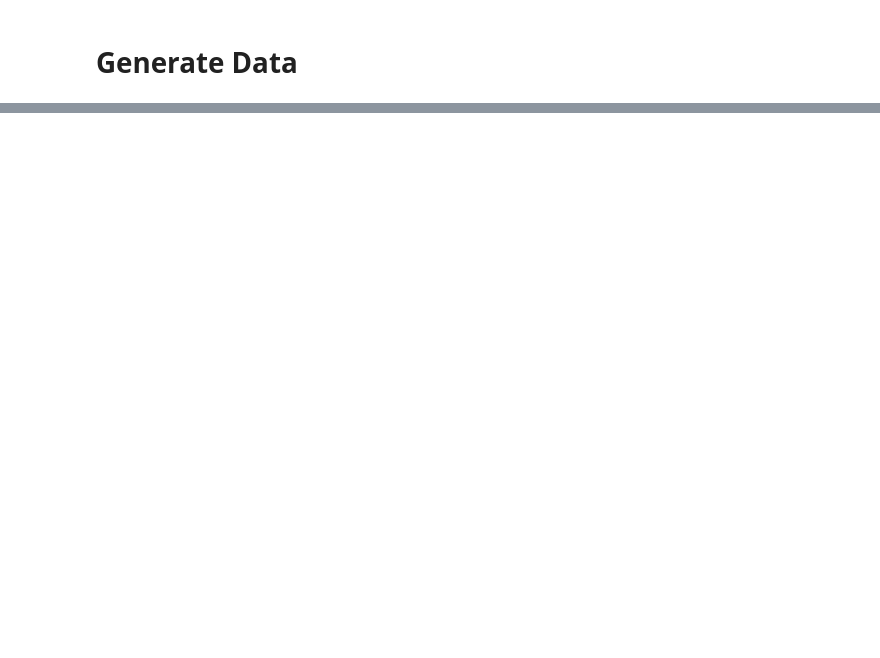
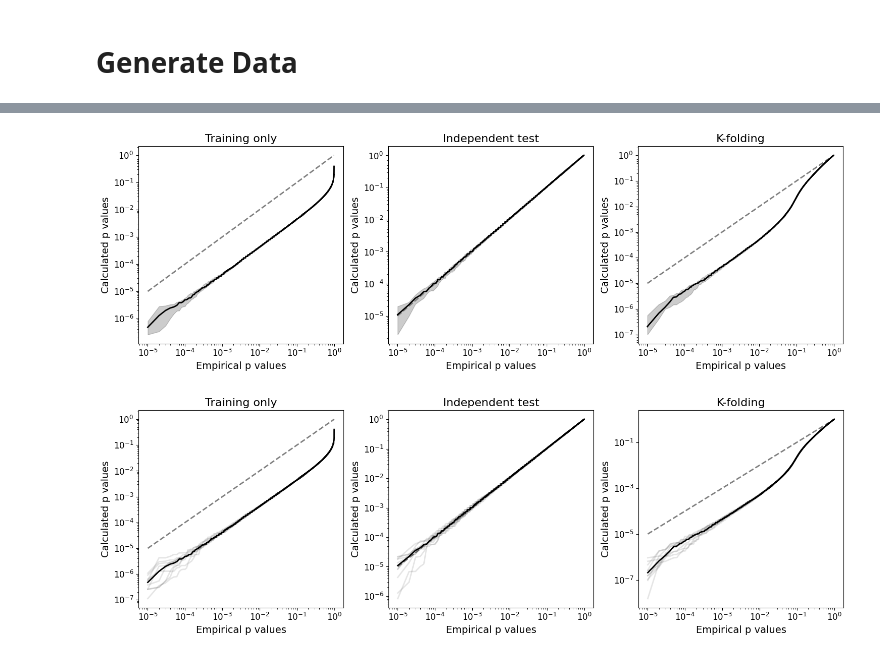
Before and after one commit to mariehein/look_everywhere_in_AD, a Jupyter notebook: cleaned_up/binned_signals.ipynb, the cells around one changed output, grey strips where cells are left out. Cells and saved outputs as stored; diff of their text form; code cells hidden in the pictures; blank space fills up the shorter version.

```diff
--- a/cleaned_up/binned_signals.ipynb
+++ b/cleaned_up/binned_signals.ipynb
@@ -386,0 +242,61 @@ fig.savefig("plots/binned_kfolds.pdf")
+# %%
+"""
+p_train = np.load(directory+"validation/p_train_10_tests.npy")
+p_test_half = np.load(directory+"validation/p_test_10_tests_half.npy")
+p_kfold = np.load(directory+"k_fold/addition_method_test.npy")
+
+p_train_uniform = np.load(directory+"validation/p_train_10_tests_uniform.npy")
+p_test_half_uniform = np.load(directory+"validation/p_test_10_tests_half_uniform.npy")
+p_kfold_uniform = np.load(directory+"k_fold/addition_method_test_uniform.npy")
+
+"""
+p_train = np.load(directory+"validation/p_train_10_tests_uniform_big.npy")
+p_test_half = np.load(directory+"validation/p_test_10_tests_half_uniform_big.npy")
+p_kfold = np.load(directory+"k_fold/addition_method_test_uniform_big.npy")
+# %%
+def plot_pvalues(ax, pvalues, counts, title, color="black", mean=False, errorband=True):
+    pvalues = np.sort([np.sort(pvalues[i]) for i in range(10)])
+    ax[0].plot(counts, np.median(pvalues, axis=0), color=color)
+    if errorband:
+        ax[0].fill_between(counts, np.percentile(pvalues,16, axis=0),np.percentile(pvalues,84, axis=0), color=color, alpha=0.2)
+    else:
+        for j in range(10):
+            ax[0].plot(counts, pvalues[j], color="black", alpha=0.1)
+    ax[0].set_title(title)
+
+fig, ax = plt.subplots(1,3, figsize=(15,5))
+ax = ax.reshape((1,3))
+counts = np.arange(1,N_tests+1)/N_tests
+for i in range(3):
+    ax[0,i].set_xlabel("Empirical p values")
+    ax[0,i].set_ylabel("Calculated p values")
+    ax[0,i].set_xscale("log")
+    ax[0,i].set_yscale("log")
+    ax[0,i].plot(counts, counts, color="grey", linestyle="dashed")
+counts = np.arange(1,N_tests+1)/N_tests
+plot_pvalues(ax[:,0], p_train, counts, "Training only")
+plot_pvalues(ax[:,1], p_test_half, counts, "Independent test")
+plot_pvalues(ax[:,2], p_kfold, counts, "K-folding")
+#ax[0,1].legend()
+fig.tight_layout()
+fig.savefig("plots/binned_errorbands.pdf")
+
+fig, ax = plt.subplots(1,3, figsize=(15,5))
+ax = ax.reshape((1,3))
+counts = np.arange(1,N_tests+1)/N_tests
+for i in range(3):
+    ax[0,i].set_xlabel("Empirical p values")
+    ax[0,i].set_ylabel("Calculated p values")
+    ax[0,i].set_xscale("log")
+    ax[0,i].set_yscale("log")
+    ax[0,i].plot(counts, counts, color="grey", linestyle="dashed")
+counts = np.arange(1,N_tests+1)/N_tests
+plot_pvalues(ax[:,0], p_train, counts, "Training only", errorband=False)
+plot_pvalues(ax[:,1], p_test_half, counts, "Independent test", errorband=False)
+plot_pvalues(ax[:,2], p_kfold, counts, "K-folding", errorband=False)
+#ax[0,1].legend()
+fig.tight_layout()
+fig.savefig("plots/binned_runs.pdf")
+# %% [output]
+[figure, added]
+[figure, added]
```
Also changed, not shown: parts of 28 cells of this notebook, 43 other files.
